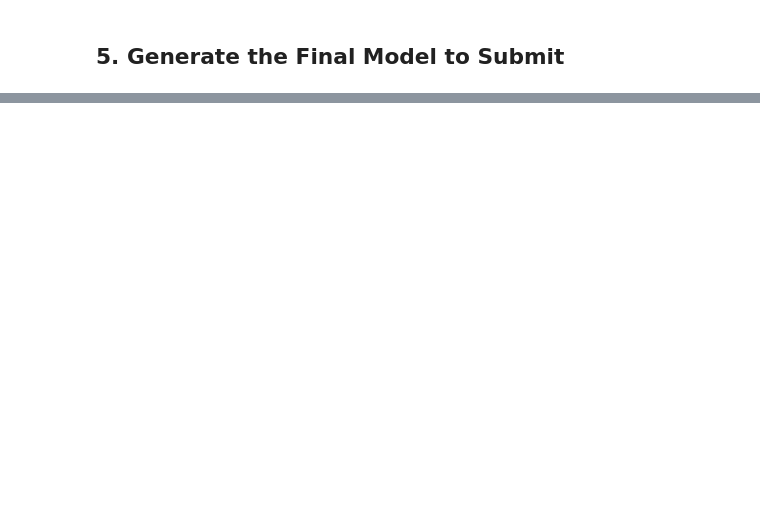
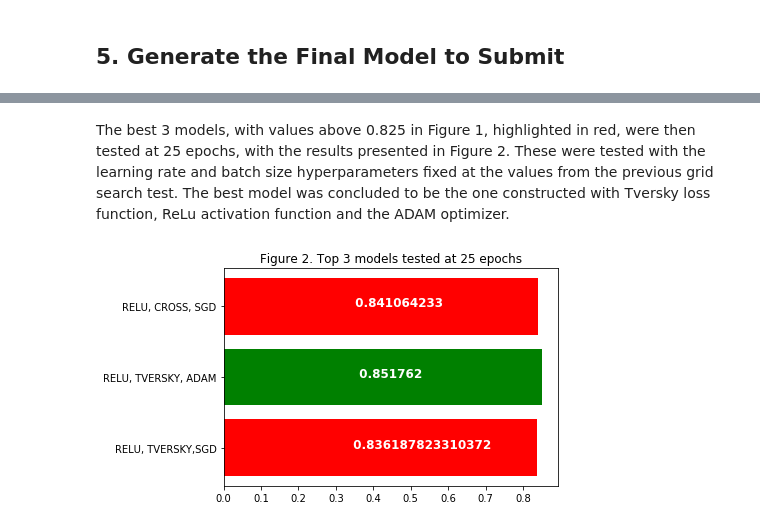
Before and after one commit to pusztayj/NeuralComp-Coursework, a Jupyter notebook: CW2/tutorial.ipynb, the cells around one changed output, grey strips where cells are left out. Saved outputs shown, nothing was run; the diff lists cells and outputs as text; code cells hidden in the pictures; blank space fills up the shorter version.

```diff
--- a/CW2/tutorial.ipynb
+++ b/CW2/tutorial.ipynb
@@ -741,0 +854,20 @@ print("Generate CSV file successfully")
+# %% [markdown]
+The best 3 models, with values above 0.825 in Figure 1, highlighted in red, were then tested at 25 epochs, with the results presented in Figure 2. These were tested with the learning rate and batch size hyperparameters fixed at the values from the previous grid search test. The best model was concluded to be the one constructed with Tversky loss function, ReLu activation function and the ADAM optimizer.
+# %%
+dice_25 = [0.836187823310372,0.851762,0.841064233]
+name_25 = ['RELU, TVERSKY,SGD','RELU, TVERSKY, ADAM','RELU, CROSS, SGD']
+y_pos = np.arange(len(name_25))
+plt.barh(name_25,dice_25, color = 'red')
+bestname = ['RELU, TVERSKY, ADAM']
+bestmodel = [0.851762]
+#fig = plt.gcf()
+#fig.set_size_inches(15, 10)
+plt.yticks(y_pos, name_25)
+plt.barh(bestname,bestmodel, color = 'green')
+plt.title('Figure 2. Top 3 models tested at 25 epochs')
+ax = plt.gca()
+ax.tick_params(axis='y', which='major', labelsize=10)
+for i, v in enumerate(dice_25):
+   plt.text(v-0.5, i, " "+str(v), color='white', va='baseline', fontweight='bold', fontsize = 12)
+# %% [output]
+[figure, added]
```
Also changed, not shown: parts of 29 cells of this notebook, 2 other files.
